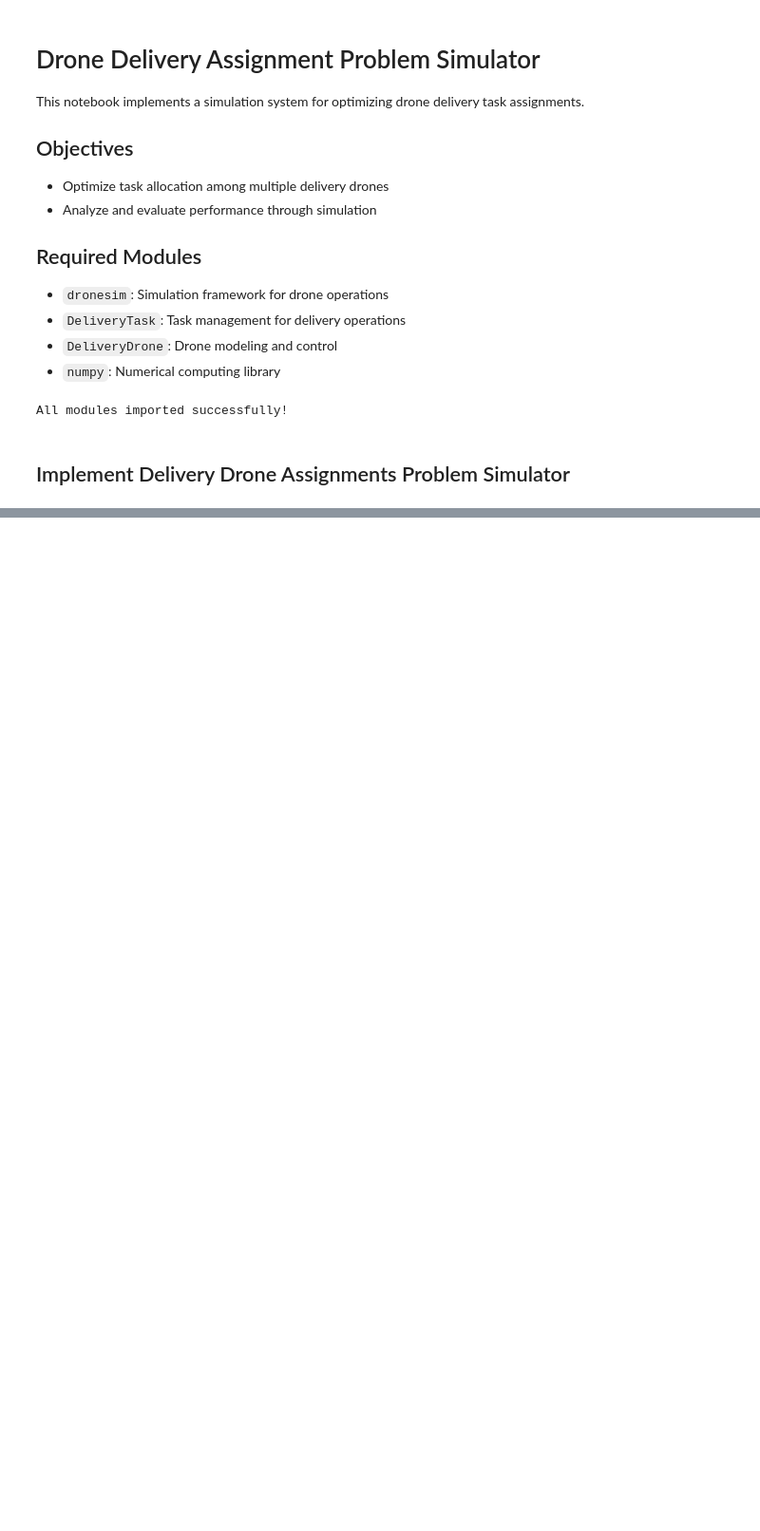
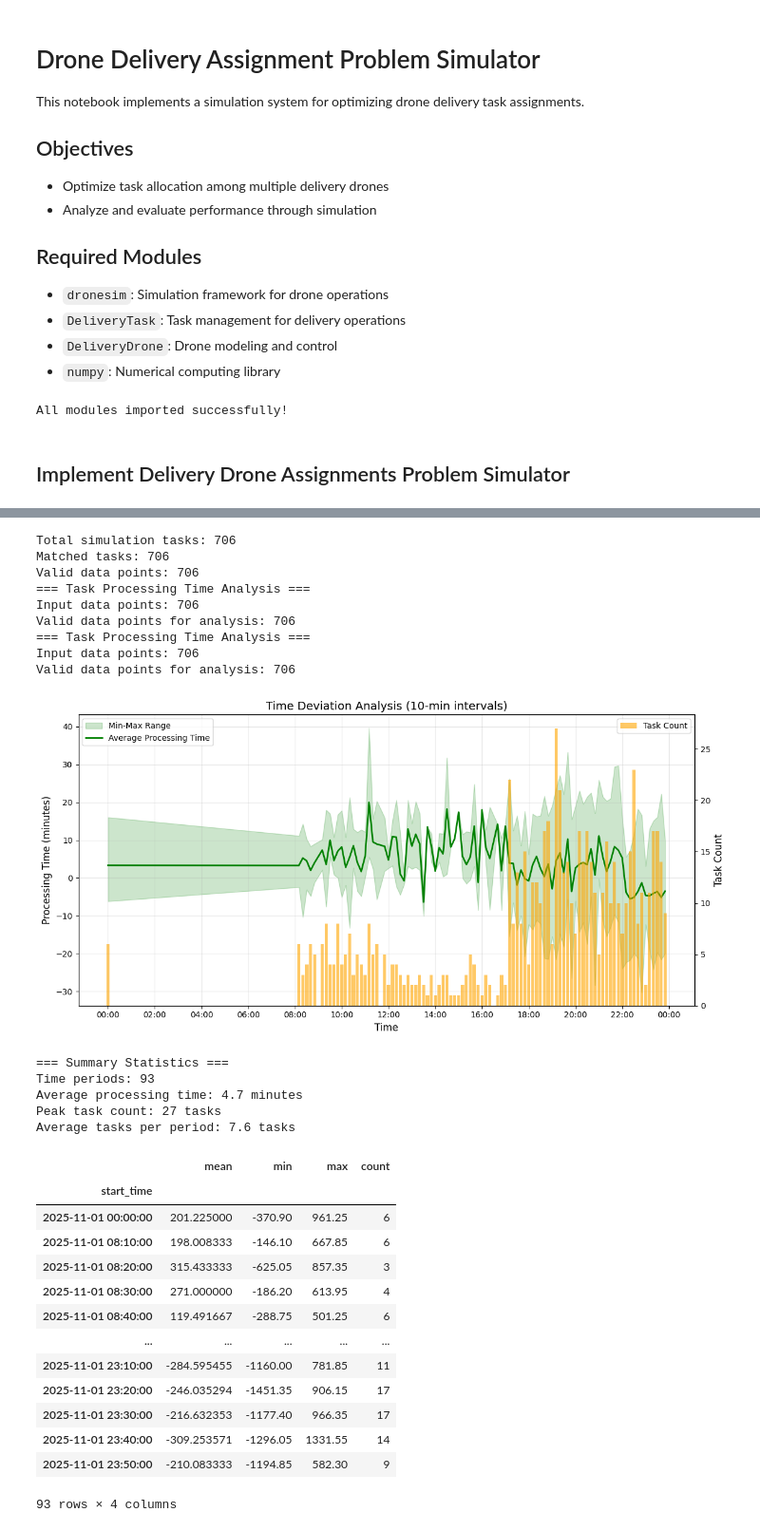
Before and after one commit to sangaje/Drone_Assignment_Simulator, a Jupyter notebook: example/Assignments_Sim.ipynb, the cells around one changed output, grey strips where cells are left out. Shown at 95% size. Cells and saved outputs as stored; diff of their text form; code cells hidden in the pictures; blank space fills up the shorter version.

```diff
--- a/example/Assignments_Sim.ipynb
+++ b/example/Assignments_Sim.ipynb
@@ -84,0 +280,30 @@ class DroneAssignmentsProblemSimulator(Simulator[DeliveryDrone, DeliveryTask]):
+# %%
+class FairDroneAssignmentStrategy(DroneAssignmentsProblemSimulator):
+    drone_i: int
+    current: Time
+
+    def __init__(self, drone_count: int = 50, wating_time: Time = Minute(1)):
+        super().__init__(drone_count)
+        self.drone_i = 0
+        self.current = wating_time
+        self.wating_time = wating_time
+
+    def sim_update(self, dt, now):
+        """Update the simulation state by a time step."""
+        if now < self.current:
+            return
+        self.current += self.wating_time
+
+        for task in self.get_pending_tasks():
+            if not self.get_vehicles()[self.drone_i].assign(task):
+                break
+            self.drone_i = (self.drone_i + 1) % len(self.get_vehicles())
+
+    def sim_post_update(self, dt, now):
+        """Perform any necessary operations after the simulation update."""
+        pass
+# %%
+# Run Fair Drone Assignment Strategy simulation
+fair_sim = FairDroneAssignmentStrategy(100, wating_time=Minute(1))
+fair_sim.run("./test.csv", lambda task: task.order_time, j = 1, batch_size=100)
+p = SimPlot(fair_sim, "./Sample_Submission.csv")
@@ -84,0 +331,33 @@ class DroneAssignmentsProblemSimulator(Simulator[DeliveryDrone, DeliveryTask]):
+# %%
+# Fair Strategy - Time Deviation Analysis
+p.deviation_in_time_taken()
+# %% [output]
+Total simulation tasks: 706
+Matched tasks: 706
+Valid data points: 706
+=== Task Processing Time Analysis ===
+Input data points: 706
+Valid data points for analysis: 706
+=== Task Processing Time Analysis ===
+Input data points: 706
+Valid data points for analysis: 706
+[figure, added]
+=== Summary Statistics ===
+Time periods: 93
+Average processing time: 4.7 minutes
+Peak task count: 27 tasks
+Average tasks per period: 7.6 tasks
+|  | mean | min | max | count |
+| start_time |  |  |  |  |
+| 2025-11-01 00:00:00 | 201.225000 | -370.90 | 961.25 | 6 |
+| 2025-11-01 08:10:00 | 198.008333 | -146.10 | 667.85 | 6 |
+| 2025-11-01 08:20:00 | 315.433333 | -625.05 | 857.35 | 3 |
+| 2025-11-01 08:30:00 | 271.000000 | -186.20 | 613.95 | 4 |
+| 2025-11-01 08:40:00 | 119.491667 | -288.75 | 501.25 | 6 |
+| ... | ... | ... | ... | ... |
+| 2025-11-01 23:10:00 | -284.595455 | -1160.00 | 781.85 | 11 |
+| 2025-11-01 23:20:00 | -246.035294 | -1451.35 | 906.15 | 17 |
+| 2025-11-01 23:30:00 | -216.632353 | -1177.40 | 966.35 | 17 |
+| 2025-11-01 23:40:00 | -309.253571 | -1296.05 | 1331.55 | 14 |
+| 2025-11-01 23:50:00 | -210.083333 | -1194.85 | 582.30 | 9 |
+93 rows × 4 columns
```
Also changed, not shown: parts of 18 cells of this notebook, 18 other files.
